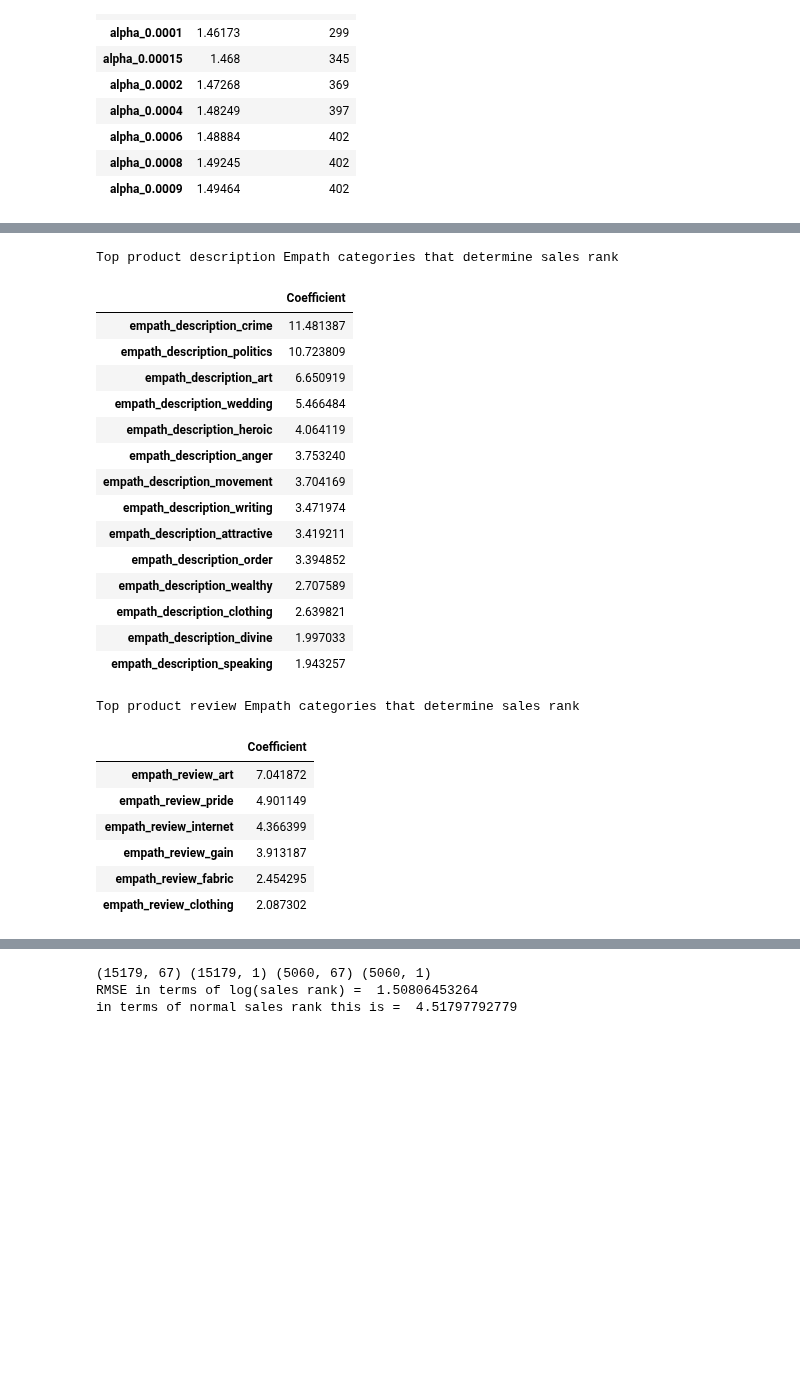
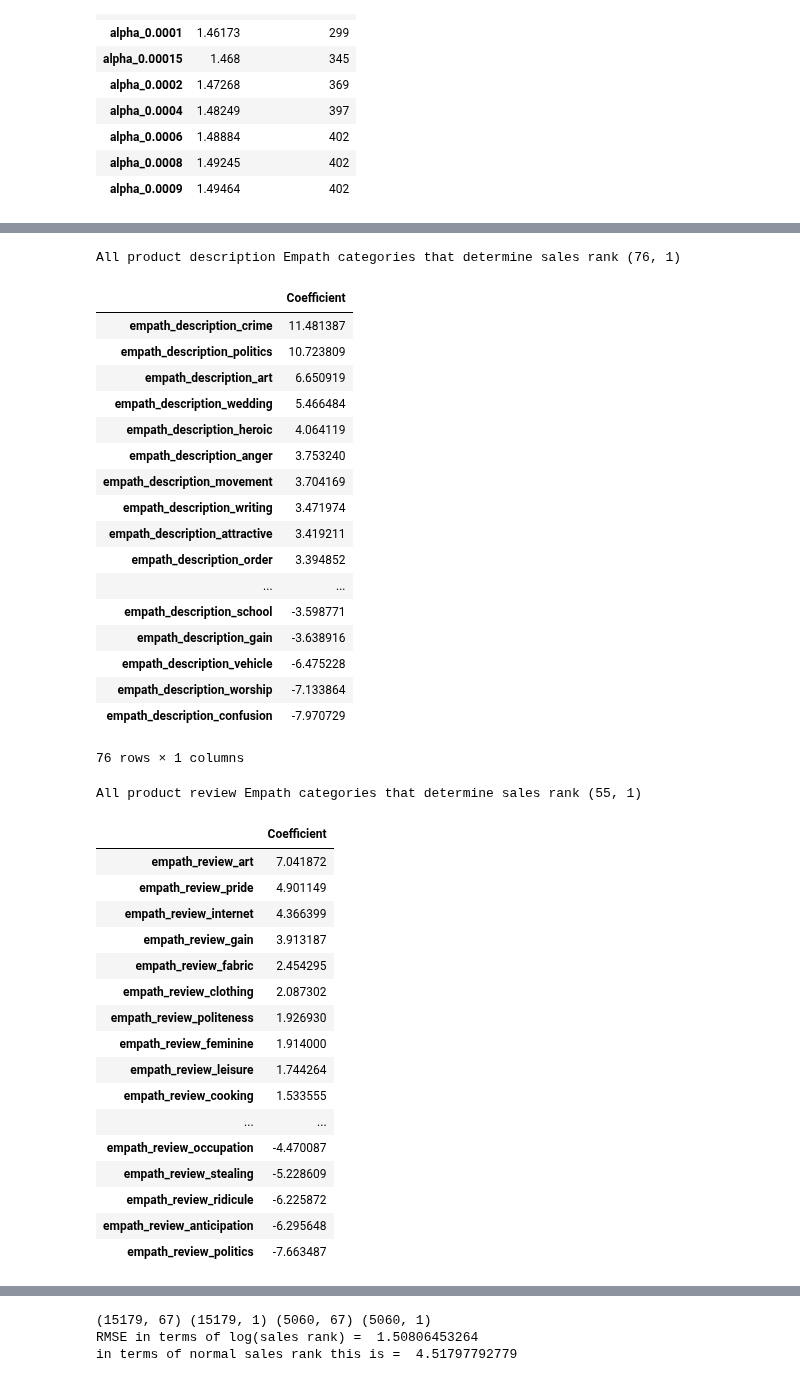
Before and after one commit to Aparna-Gupta/amazon_yolo, a Jupyter notebook: LinearRegressionPipeline.ipynb, the cells around one changed output, grey strips where cells are left out. Saved outputs shown, nothing was run; the diff lists cells and outputs as text; code cells hidden in the pictures; blank space fills up the shorter version.

```diff
--- a/LinearRegressionPipeline.ipynb
+++ b/LinearRegressionPipeline.ipynb
@@ -257,0 +270,19 @@ in terms of normal sales rank this is =  4.30089871484
+# %%
+# split the last 20 empath features which reduce the salesrank the most
+#
+bottom_20 = good_features_df.tail(20)
+review_features = []
+description_features = []
+for i,r in bottom_20.iterrows():
+    if i.split("_")[1] == "description":
+        description_features.append(i)
+    elif i.split("_")[1] == "review":
+        review_features.append(i)
+
+good_desc_features = bottom_20.loc[description_features].sort_values(by="Coefficient")
+print("All product description Empath categories that determine sales rank",good_desc_features.shape)
+display(good_desc_features)
+
+good_rev_features = bottom_20.loc[review_features].sort_values(by="Coefficient")
+print("All product review Empath categories that determine sales rank",good_rev_features.shape)
+display(good_rev_features)
@@ -258,45 +314,59 @@ in terms of normal sales rank this is =  4.30089871484
 # %%
-# lets split these features by reviews and descriptions
-top_20_features = good_features_df.head(20)
+# Split all the empath features by reviews and descriptions
 review_features = []
 description_features = []
-for i,r in top_20_features.iterrows():
-    if i.split("_")[1] == "description":
-        description_features.append(i)
-    elif i.split("_")[1] == "review":
-        review_features.append(i)
-print("Top product description Empath categories that determine sales rank")
-good_desc_features = top_20_features.loc[description_features].sort_values(by="Coefficient",ascending=False)
+for i,r in good_features_df.iterrows():
+    if i.split("_")[0] == "empath":
+        if i.split("_")[1] == "description":
+            description_features.append(i)
+        elif i.split("_")[1] == "review":
+            review_features.append(i)
+
+good_desc_features = good_features_df.loc[description_features].sort_values(by="Coefficient",ascending=False)
+print("All product description Empath categories that determine sales rank",good_desc_features.shape)
 display(good_desc_features)
 
-print("Top product review Empath categories that determine sales rank")
-good_rev_features = top_20_features.loc[review_features].sort_values(by="Coefficient",ascending=False)
+good_rev_features = good_features_df.loc[review_features].sort_values(by="Coefficient",ascending=False)
+print("All product review Empath categories that determine sales rank",good_rev_features.shape)
 display(good_rev_features)
 # %% [output]
-Top product description Empath categories that determine sales rank
+All product description Empath categories that determine sales rank (76, 1)
 |  | Coefficient |
 | empath_description_crime | 11.481387 |
 | empath_description_politics | 10.723809 |
 | empath_description_art | 6.650919 |
 | empath_description_wedding | 5.466484 |
 | empath_description_heroic | 4.064119 |
 | empath_description_anger | 3.753240 |
 | empath_description_movement | 3.704169 |
 | empath_description_writing | 3.471974 |
 | empath_description_attractive | 3.419211 |
 | empath_description_order | 3.394852 |
-| empath_description_wealthy | 2.707589 |
-| empath_description_clothing | 2.639821 |
-| empath_description_divine | 1.997033 |
-| empath_description_speaking | 1.943257 |
+| ... | ... |
+| empath_description_school | -3.598771 |
+| empath_description_gain | -3.638916 |
+| empath_description_vehicle | -6.475228 |
+| empath_description_worship | -7.133864 |
+| empath_description_confusion | -7.970729 |
-Top product review Empath categories that determine sales rank
+76 rows × 1 columns
+All product review Empath categories that determine sales rank (55, 1)
 |  | Coefficient |
 | empath_review_art | 7.041872 |
 | empath_review_pride | 4.901149 |
 | empath_review_internet | 4.366399 |
 | empath_review_gain | 3.913187 |
 | empath_review_fabric | 2.454295 |
 | empath_review_clothing | 2.087302 |
+| empath_review_politeness | 1.926930 |
+| empath_review_feminine | 1.914000 |
+| empath_review_leisure | 1.744264 |
+| empath_review_cooking | 1.533555 |
+| ... | ... |
+| empath_review_occupation | -4.470087 |
+| empath_review_stealing | -5.228609 |
+| empath_review_ridicule | -6.225872 |
+| empath_review_anticipation | -6.295648 |
+| empath_review_politics | -7.663487 |
 # %%
 # get p-values for the features
 # keep the good features only
```
Also changed, not shown: parts of 9 cells of this notebook, 1 other file.
